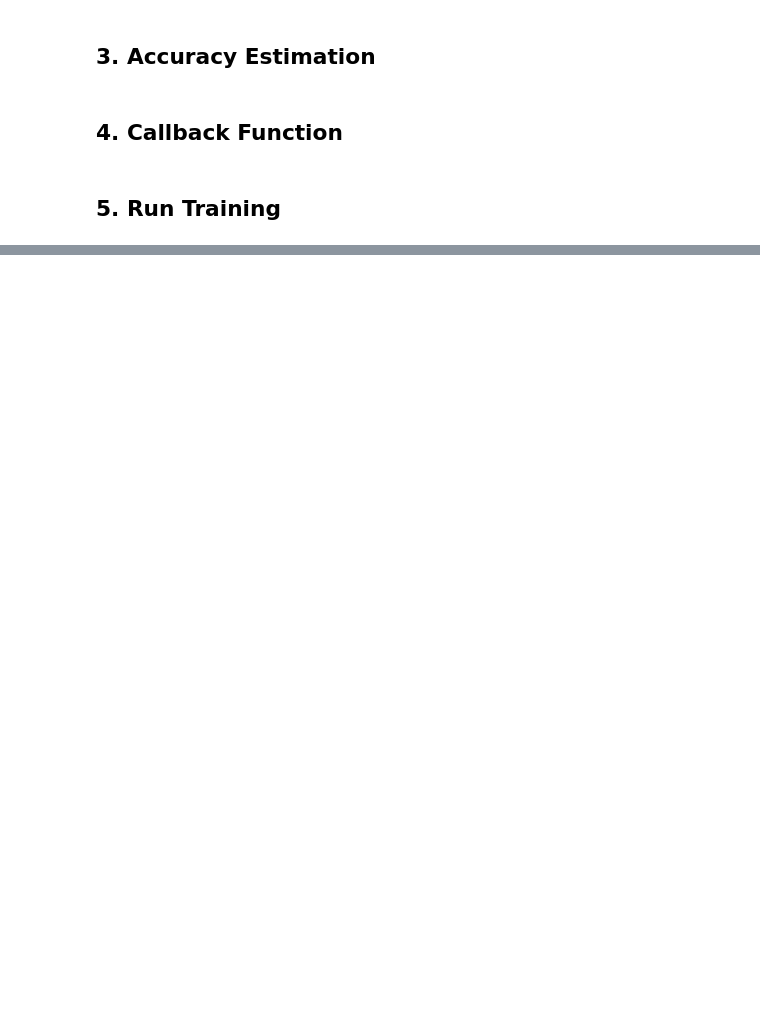
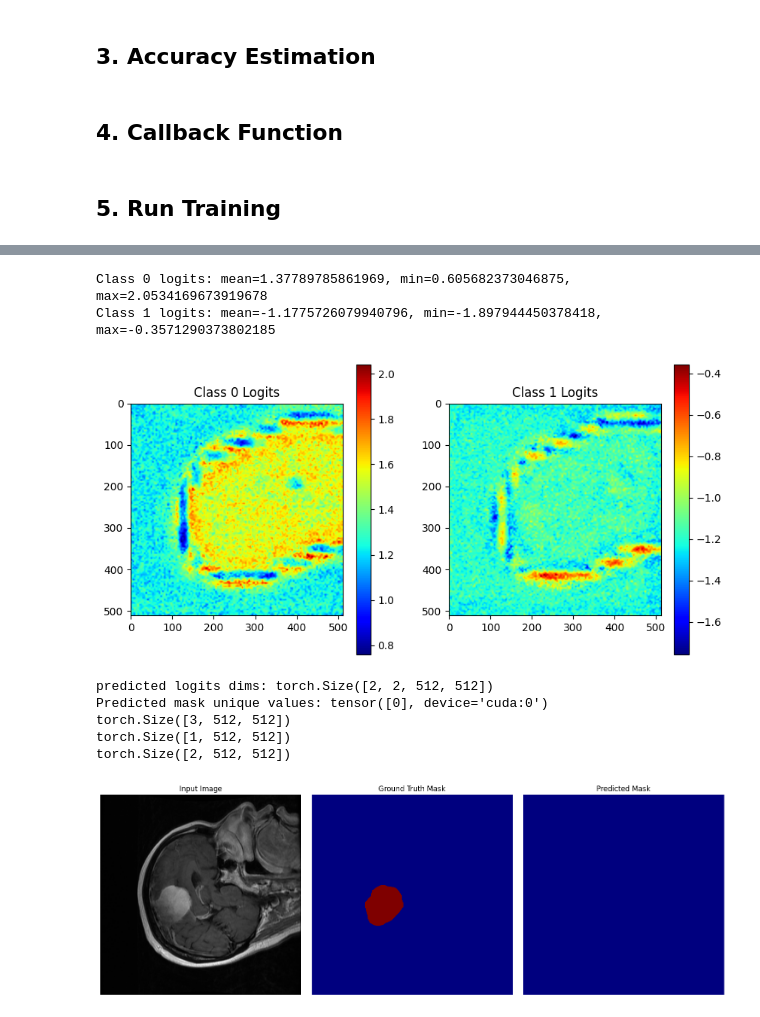
Before and after one commit to elliemci/vision-transformer-models, a Jupyter notebook: image_segmentation/transformer_seg_training.ipynb, the cells around one changed output, grey strips where cells are left out. Cells and saved outputs as stored; diff of their text form; code cells hidden in the pictures; blank space fills up the shorter version.

```diff
--- a/image_segmentation/transformer_seg_training.ipynb
+++ b/image_segmentation/transformer_seg_training.ipynb
@@ -106,7 +104,7 @@ model = SegformerForSemanticSegmentation.from_pretrained(
 
 # set hyperparameters for training
 batch_size = 2
-num_epochs = 2
+num_epochs = 25
 num_training_steps = (len(dataset['train'])//batch_size) * num_epochs
 learning_rate = 6e-5
 weight_decay_rate = 0.01
@@ -154,7 +147,7 @@ def process_train_batch(batch):
       Since transformer is pre-trained on RGB images convert from gray scale"""
 
   batch_imgs = [transform(img.convert("RGB")) for img in batch['pixel_values']]
-  batch_masks = [transform(mask.convert("RGB")) for mask in batch['label']]
+  batch_masks = [transform(mask.convert("L")) for mask in batch['label']]
 
   # return a dictionary with image and label data
   return {'pixel_values': batch_imgs, 'mask': batch_masks}
@@ -162,7 +155,7 @@ def process_train_batch(batch):
 def process_val_batch(batch):
   """ Read an bath of test images and transform them into inputs. """
   batch_imgs = [transform(img.convert("RGB")) for img in batch['pixel_values']]
-  batch_masks = [transform(label.convert("RGB")) for label in batch['label']]
+  batch_masks = [transform(label.convert("L")) for label in batch['label']]
 
   # return a dictionary with image and label data
   return {'pixel_values': batch_imgs, 'mask': batch_masks}
@@ -299,6 +336,8 @@ def display_image(image, ground_truth_mask, predicted_mask):
     # Move the image and masks to the CPU and convert to NumPy
     image = image.cpu().numpy().transpose(1, 2, 0)  # Convert (C, H, W) -> (H, W, C)
     ground_truth_mask = ground_truth_mask.cpu().numpy()
+
+    ground_truth_mask = ground_truth_mask[0]
 
     # Select the first channel of the ground_truth_mask to display it as grayscale
     # ground_truth_mask = ground_truth_mask[0]
@@ -408,7 +440,7 @@ def train(model, train_loader, val_loader, optimizer, criterion, num_epochs, dev
 
             # Resize model outputs to match the input image size
             outputs_resized = F.interpolate(
-                outputs.logits,  # assuming model returns logits
+                outputs.logits,
                 size=labels.shape[1:],  # match height and width of labels
                 mode='bilinear',
                 align_corners=False
@@ -425,6 +457,6 @@ def train(model, train_loader, val_loader, optimizer, criterion, num_epochs, dev
         print(f"Epoch [{epoch+1}/{num_epochs}], Average Loss: {avg_epoch_loss:.4f}")
 
         # Execute the custom callback function after each epoch
-        custom_callback(epoch, model, val_loader, device)
+        #custom_callback(epoch, model, val_loader, device)
 # %%
 train(model, train_loader, val_loader, optimizer, criterion, num_epochs, device, custom_callback)
@@ -430,0 +556,23 @@ train(model, train_loader, val_loader, optimizer, criterion, num_epochs, device,
+# %%
+output = model(batch['pixel_values'].to(device))
+
+pred_mask = create_mask(output.logits, target_size=batch['mask'].shape[-2:])
+
+print(batch['pixel_values'][0].shape)
+print(batch['mask'][0].shape)
+print(pred_mask.shape)
+display_image(
+    image=batch['pixel_values'][0],
+    ground_truth_mask=batch['mask'][0],
+    predicted_mask=pred_mask[0]
+)
+# %% [output]
+Class 0 logits: mean=1.37789785861969, min=0.605682373046875, max=2.0534169673919678
+Class 1 logits: mean=-1.1775726079940796, min=-1.897944450378418, max=-0.3571290373802185
+[figure, added]
+predicted logits dims: torch.Size([2, 2, 512, 512])
+Predicted mask unique values: tensor([0], device='cuda:0')
+torch.Size([3, 512, 512])
+torch.Size([1, 512, 512])
+torch.Size([2, 512, 512])
+[figure, added]
```
Also changed, not shown: parts of 17 cells of this notebook.
